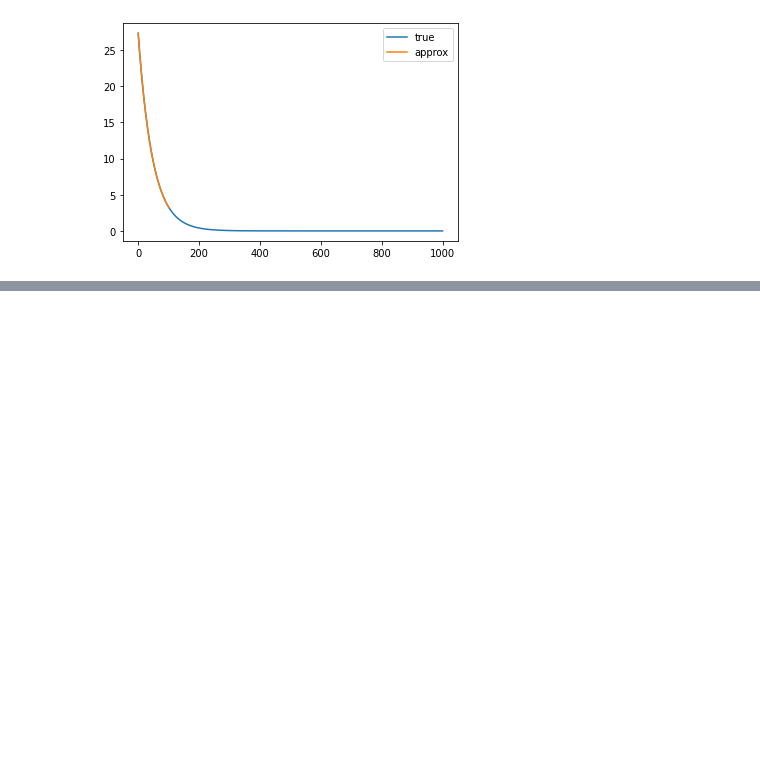
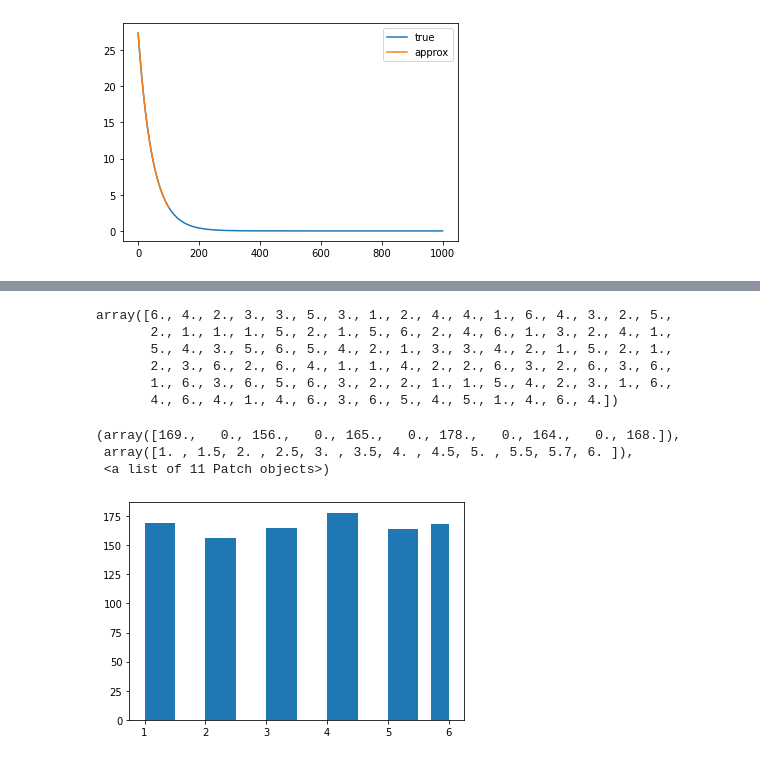
Before and after one commit to nikpocuca/math1mp3, a Jupyter notebook: spring-2020/lecture_materials/week4.ipynb, the cells around one changed output, grey strips where cells are left out. Saved outputs shown, nothing was run; the diff lists cells and outputs as text; code cells hidden in the pictures; blank space fills up the shorter version.

```diff
--- a/spring-2020/lecture_materials/week4.ipynb
+++ b/spring-2020/lecture_materials/week4.ipynb
@@ -558,0 +674,36 @@ pyplot.legend()
+# %%
+# lets code this up!
+
+def d6(size):
+    """we are going to pass in a size variable"""
+    # lets generate our random uniform numbers.
+    x = random.uniform(0,1,size=size)
+
+    result = np.array([])
+
+    # now we are going to iterate through x and append to an np array result
+    for entry in x:
+        if 0 <= entry < 1/6:
+            result = np.append(result,1)
+        elif 1/6 <= entry < 2/6:
+            result = np.append(result,2)
+        elif 2/6 <= entry < 1/2:
+            result = np.append(result,3)
+        elif 3/6 <= entry < 4/6:
+            result = np.append(result,4)
+        elif 4/6 <= entry < 5/6:
+            result = np.append(result,5)
+        else:
+            result = np.append(result,6)
+
+    return(result)
+# %%
+# lets call it
+d6(size = (100,))
+# %% [output]
+array([6., 4., 2., 3., 3., 5., 3., 1., 2., 4., 4., 1., 6., 4., 3., 2., 5.,
+       2., 1., 1., 1., 5., 2., 1., 5., 6., 2., 4., 6., 1., 3., 2., 4., 1.,
+       5., 4., 3., 5., 6., 5., 4., 2., 1., 3., 3., 4., 2., 1., 5., 2., 1.,
+       2., 3., 6., 2., 6., 4., 1., 1., 4., 2., 2., 6., 3., 2., 6., 3., 6.,
+       1., 6., 3., 6., 5., 6., 3., 2., 2., 1., 1., 5., 4., 2., 3., 1., 6.,
+       4., 6., 4., 1., 4., 6., 3., 6., 5., 4., 5., 1., 4., 6., 4.])
@@ -558,0 +714,8 @@ pyplot.legend()
+# %%
+
+pyplot.hist(d6((1000,)),bins=  [1,1.5,2,2.5,3,3.5,4,4.5,5,5.5,5.7,6]) # after 1000 draws it looks like 2's are winning
+# %% [output]
+(array([169.,   0., 156.,   0., 165.,   0., 178.,   0., 164.,   0., 168.]),
+ array([1. , 1.5, 2. , 2.5, 3. , 3.5, 4. , 4.5, 5. , 5.5, 5.7, 6. ]),
+ <a list of 11 Patch objects>)
+[figure, added]
```
Also changed, not shown: parts of 62 cells of this notebook.
